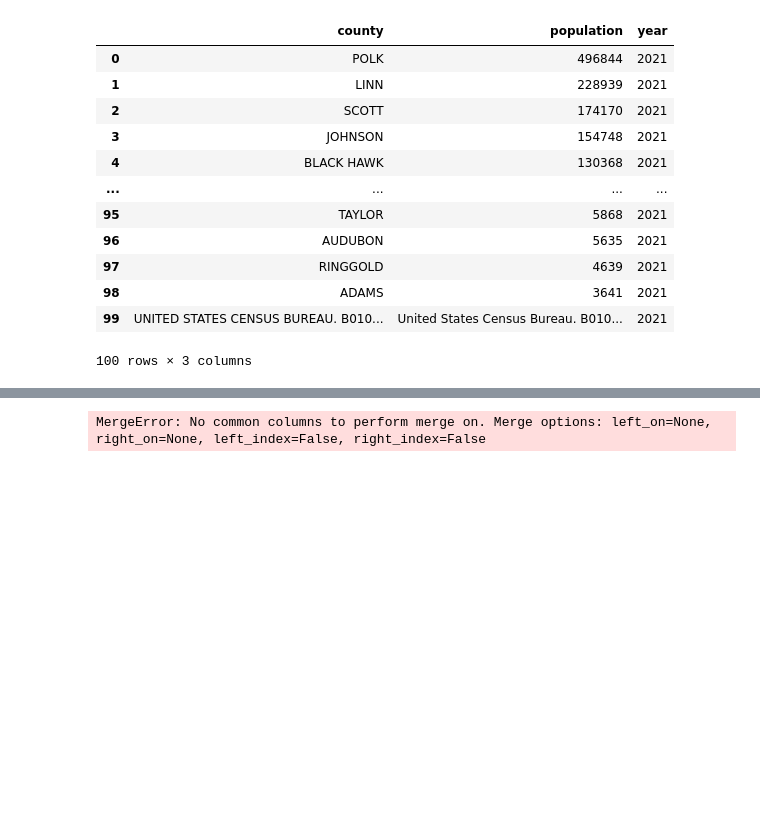
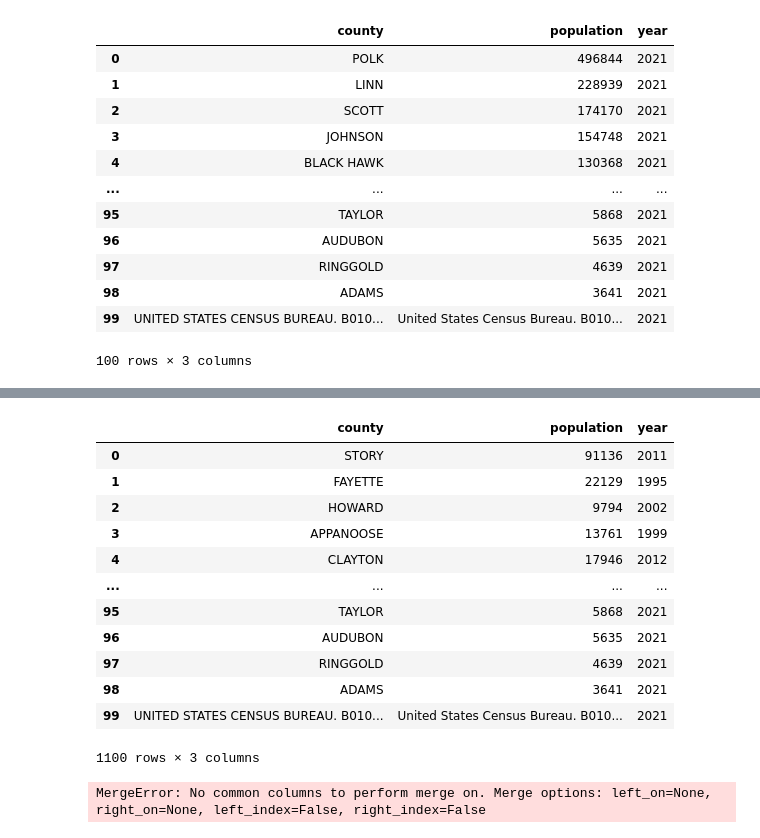
Before and after one commit to ellycebilhorn/DATA403-Project1, a Jupyter notebook: 403_Project_1.ipynb, the cells around one changed output, grey strips where cells are left out. Drawn from its saved outputs; the diff is of its cells as text; code cells hidden in the pictures; blank space fills up the shorter version.

Commit message:
Correct year for each table

```diff
--- a/403_Project_1.ipynb
+++ b/403_Project_1.ipynb
@@ -43,8 +43,8 @@ print(pop_df.head(1))
                     primary_point county
 0  POINT (-93.4650448 42.0362415)  STORY
 # %%
-def return_year(string):
-  return string.split("-")[0]
+def return_year(string, delimiter, index):
+  return string.split(delimiter)[index]
 
-pop_df["year"] = pop_df["year"].apply(return_year)
+pop_df["year"] = pop_df["year"].apply(return_year, args=("-", 0))
 # %%
@@ -120,3 +137,19 @@ pop_df = pd.concat([pop_df, df])
+# %%
+pop_df
+# %% [output]
+|  | county | population | year |
+| 0 | STORY | 91136 | 2011 |
+| 1 | FAYETTE | 22129 | 1995 |
+| 2 | HOWARD | 9794 | 2002 |
+| 3 | APPANOOSE | 13761 | 1999 |
+| 4 | CLAYTON | 17946 | 2012 |
+| ... | ... | ... | ... |
+| 95 | TAYLOR | 5868 | 2021 |
+| 96 | AUDUBON | 5635 | 2021 |
+| 97 | RINGGOLD | 4639 | 2021 |
+| 98 | ADAMS | 3641 | 2021 |
+| 99 | UNITED STATES CENSUS BUREAU. B010... | United States Census Bureau. B010... | 2021 |
+1100 rows × 3 columns
 # %%
 combined = alc_df.merge(pop_df, how = "left")
 combined[combined["year"].equals(combined["Year"])]
```
Also changed, not shown: parts of 3 cells of this notebook.
